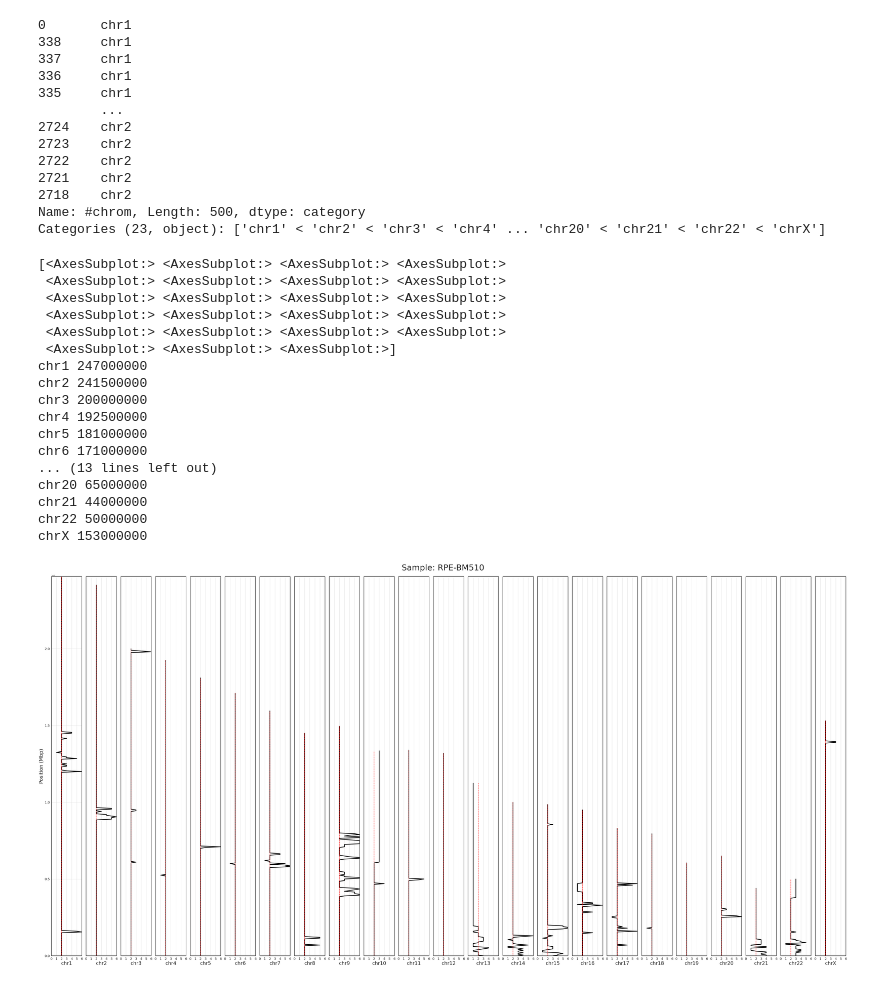
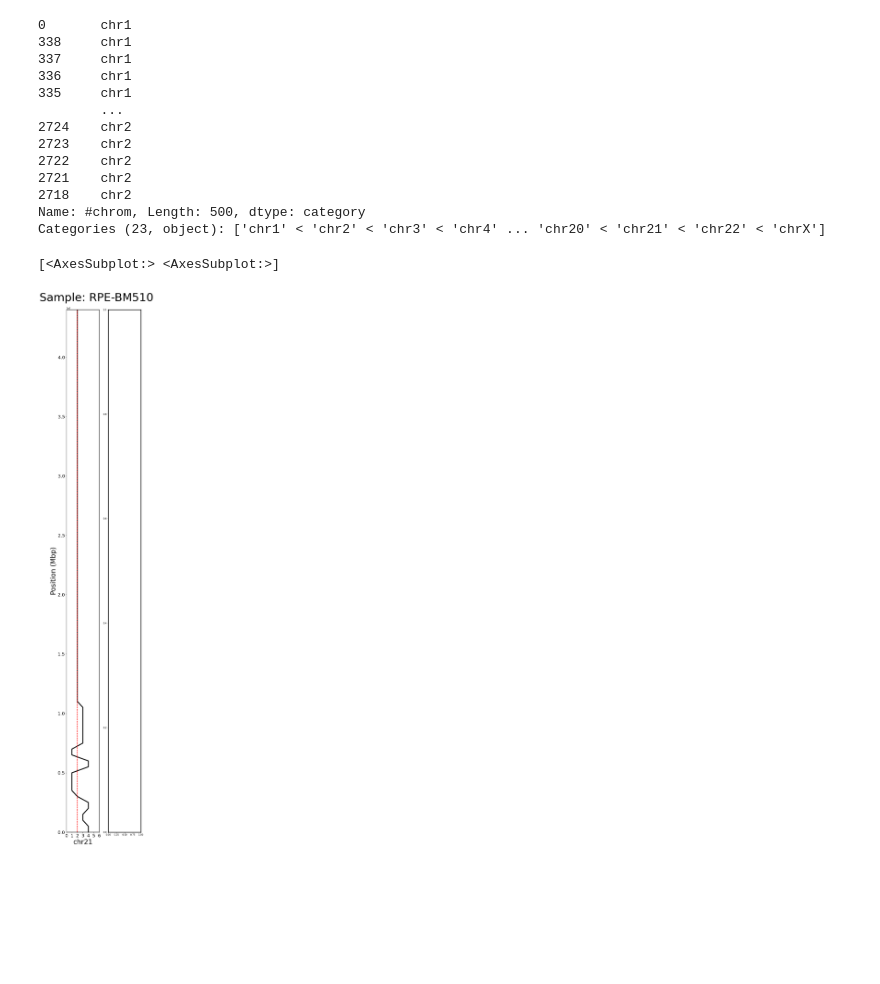
Before and after one commit to friendsofstrandseq/mosaicatcher-pipeline, a Jupyter notebook: afac/ploidy_plots.py.ipynb, the cells around one changed output. Cells and saved outputs as stored; diff of their text form; code cells hidden in the pictures; blank space fills up the shorter version.

```diff
--- a/afac/ploidy_plots.py.ipynb
+++ b/afac/ploidy_plots.py.ipynb
@@ -7,3 +7,5 @@ chroms = ["chr" + str(c) for c in list(range(1,23))] + ["chrX"]
 df["#chrom"] = pd.Categorical(df["#chrom"], categories=chroms, ordered=True)
 df = df.sort_values(by=["#chrom", "start"])
 df
+
+df = df.loc[df["#chrom"] == "chr21"]
@@ -47,45 +37,35 @@ Categories (23, object): ['chr1' < 'chr2' < 'chr3' < 'chr4' ... 'chr20' < 'chr21
 # %%
 
 
-f, ax = plt.subplots(ncols=len(df["#chrom"].unique()), figsize=(3*len(df["#chrom"].unique()),35))
+col_nb = len(df["#chrom"].unique())
+col_nb = col_nb + 1 if col_nb == 1 else col_nb
+f, ax = plt.subplots(ncols=col_nb, figsize=(3*col_nb,35))
+
+# ax = np.array(ax)
+print(ax)
+
 for i, chrom in enumerate(df["#chrom"].unique().tolist()):
     ax[i].plot(df.loc[df["#chrom"] == chrom].ploidy_estimate, df.loc[df["#chrom"] == chrom].start, lw=4, color="black")
     ax[i].set_xlabel("{}".format(chrom), fontsize=30)
     ax[i].set_ylim(0,df.start.max())
     ax[i].set_xlim(0,6)
     ax[i].axvline(2, ymax=df.loc[df["#chrom"] == chrom].start.max() / df.start.max(), ls="--", lw=2, color="red")
     ax[i].tick_params(axis='x', which='major', labelsize=20)
     major_ticks = np.arange(0, 7, 1)
     ax[i].set_xticks(major_ticks)
     ax[i].grid(which='both')
     for axe in ['top','bottom','left','right']:
         ax[i].spines[axe].set_linewidth(2)
         ax[i].spines[axe].set_color("black")
     ax[i].grid(axis="both", which='major')
     if i == 0:
         ax[i].tick_params(axis='y', which='major', labelsize=20)
         ax[i].set_ylabel("Position (Mbp)", fontsize=30)
     else:
         ax[i].get_yaxis().set_visible(False)
 f.suptitle("Sample: {}".format("RPE-BM510"), fontsize=50)
 plt.tight_layout()
 plt.subplots_adjust(top=0.95)
 # %% [output]
-[<AxesSubplot:> <AxesSubplot:> <AxesSubplot:> <AxesSubplot:>
- <AxesSubplot:> <AxesSubplot:> <AxesSubplot:> <AxesSubplot:>
- <AxesSubplot:> <AxesSubplot:> <AxesSubplot:> <AxesSubplot:>
- <AxesSubplot:> <AxesSubplot:> <AxesSubplot:> <AxesSubplot:>
- <AxesSubplot:> <AxesSubplot:> <AxesSubplot:> <AxesSubplot:>
- <AxesSubplot:> <AxesSubplot:> <AxesSubplot:>]
-chr1 247000000
-chr2 241500000
-chr3 200000000
-chr4 192500000
-chr5 181000000
-chr6 171000000
-... (13 lines left out)
-chr20 65000000
-chr21 44000000
-chr22 50000000
-chrX 153000000
+[<AxesSubplot:> <AxesSubplot:>]
-[figure, old version]
+[figure, new version]
```
Also changed, not shown: parts of 2 cells of this notebook, 5 other files.
